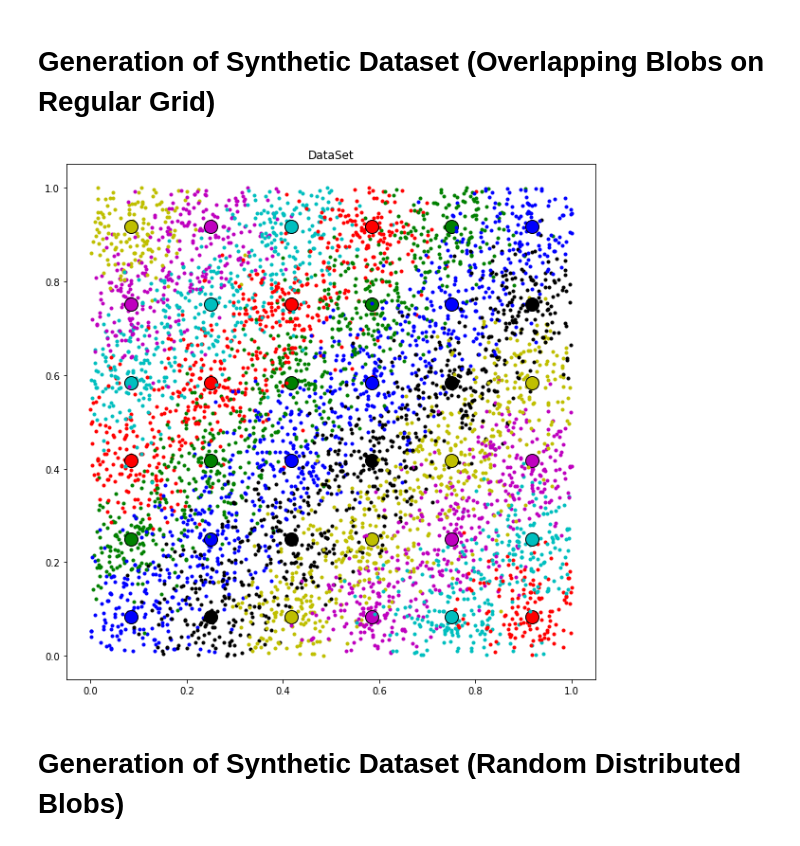
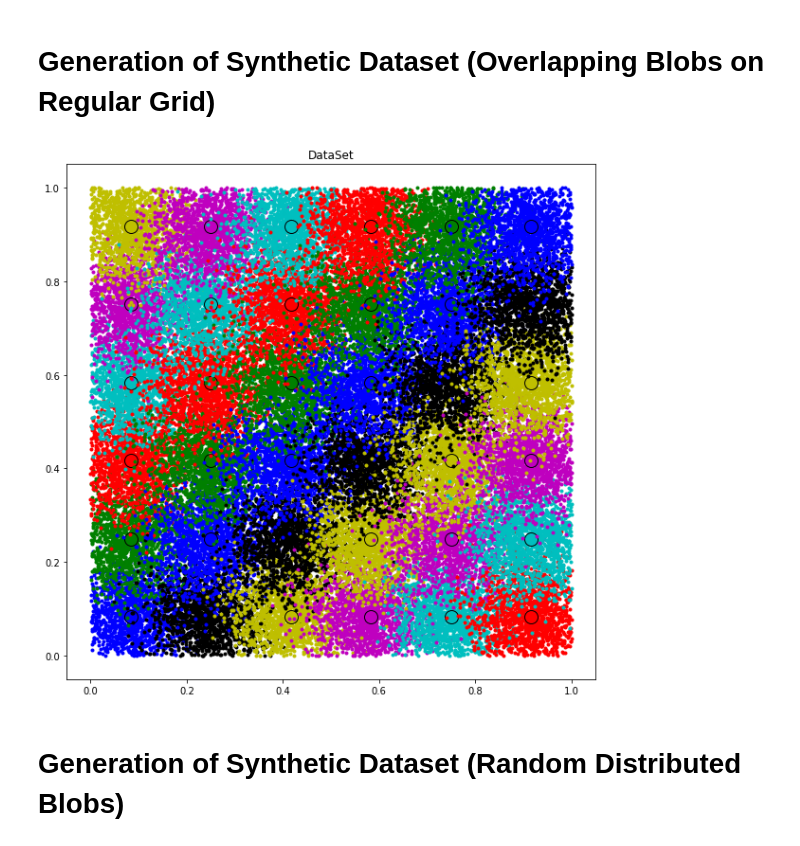
Before and after one commit to R-Mussabayev/flakylib, a Jupyter notebook: flakylib_demo.ipynb, the cells around one changed output. Drawn from its saved outputs; the diff is of its cells as text; code cells hidden in the pictures.

```diff
--- a/flakylib_demo.ipynb
+++ b/flakylib_demo.ipynb
@@ -12,25 +12,25 @@ from sklearn.cluster import KMeans
 # %%
 Drawing = True # If n_features > 2 then Drawing = True
 
 grid_size = 6
 n_features = 2
-n_samples = 6000
-standard_deviation = 0.07
+n_samples = 60000
+standard_deviation = 0.06
 n_candidates = 3
 nb.config.NUMBA_NUM_THREADS = 8 # The number of CPU cores for the parallel processing
 
 
 samples, true_sample_membership, true_centroids = generate_blobs_on_grid(n_samples, grid_size, n_features, standard_deviation)
 
 if Drawing:
     draw_dataset(samples, true_centroids, true_sample_membership)
 
 n_samples = samples.shape[0]
 n_clusters = true_centroids.shape[0]
 
 sample_weights, sample_membership, sample_objectives, centroids, centroid_sums, centroid_counts, centroid_objectives = empty_state(n_samples, n_features, n_clusters)
 # %% [output]
-[figure, old version]
+[figure, new version]
 # %% [markdown]
 # Generation of Synthetic Dataset (Random Distributed Blobs)
 # %%
```
Also changed, not shown: parts of 13 cells of this notebook, 1 other file.
